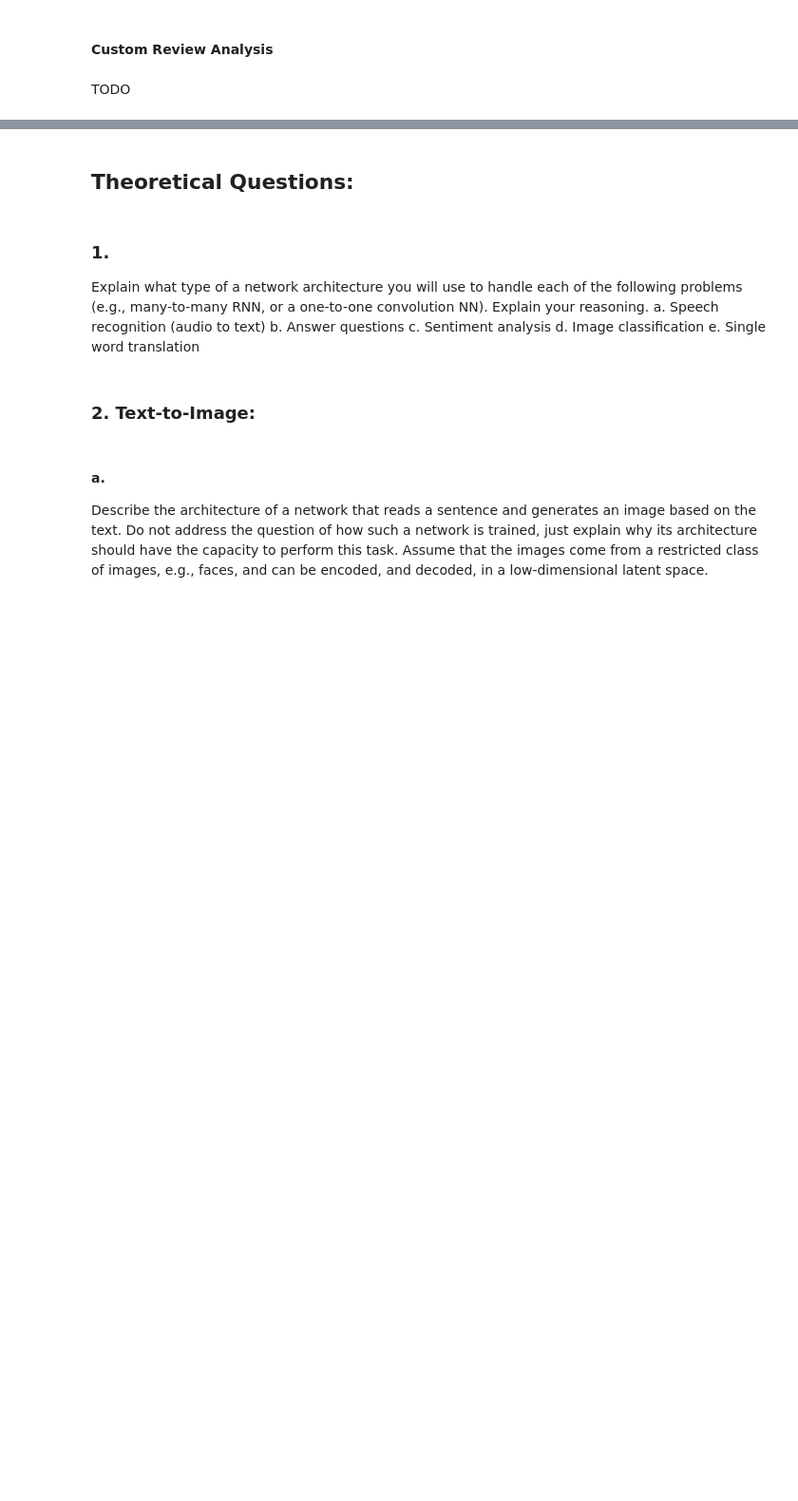
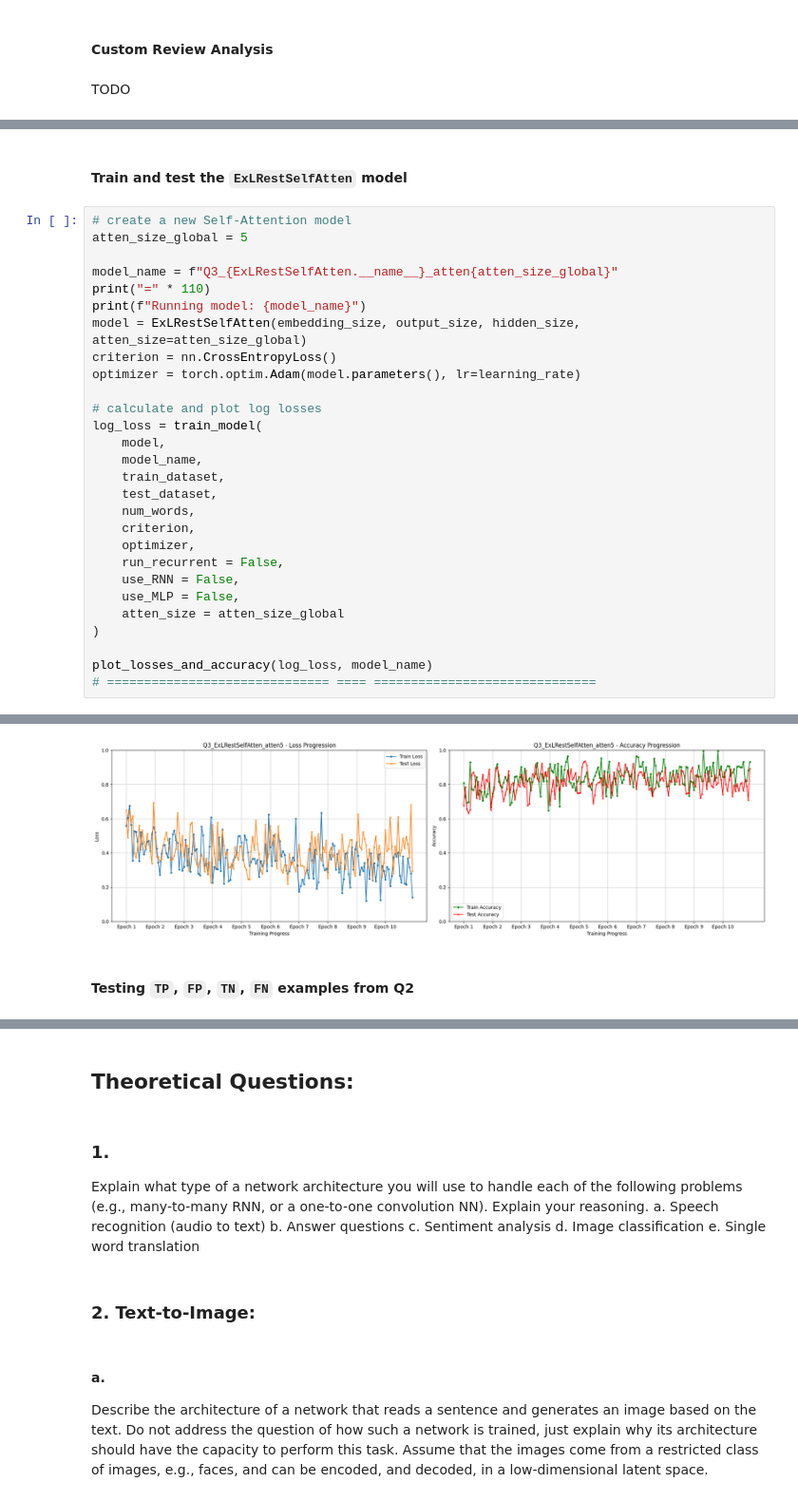
Before and after one commit to NathanP23/Introduction-to-Deep-Learning-67822, a Jupyter notebook: Ex3/Ex3Sol.ipynb, the cells around one changed output, grey strips where cells are left out. Shown at 95% size. Saved outputs shown, nothing was run; the diff lists cells and outputs as text; blank space fills up the shorter version.

```diff
--- a/Ex3/Ex3Sol.ipynb
+++ b/Ex3/Ex3Sol.ipynb
@@ -456,0 +845,31 @@ Write a *restricted* self-attention layer which queries every word with its clos
+# %% [markdown]
+#### Train and test the `ExLRestSelfAtten` model
+# %%
+# create a new Self-Attention model
+atten_size_global = 5
+
+model_name = f"Q3_{ExLRestSelfAtten.__name__}_atten{atten_size_global}"
+print("=" * 110)
+print(f"Running model: {model_name}")
+model = ExLRestSelfAtten(embedding_size, output_size, hidden_size, atten_size=atten_size_global)
+criterion = nn.CrossEntropyLoss()
+optimizer = torch.optim.Adam(model.parameters(), lr=learning_rate)
+
+# calculate and plot log losses
+log_loss = train_model(
+    model,
+    model_name,
+    train_dataset,
+    test_dataset,
+    num_words,
+    criterion,
+    optimizer,
+    run_recurrent = False,
+    use_RNN = False,
+    use_MLP = False,
+    atten_size = atten_size_global
+)
+
+plot_losses_and_accuracy(log_loss, model_name)
+# ============================== ==== ==============================
+# %% [output]
@@ -456,0 +888,3 @@ Write a *restricted* self-attention layer which queries every word with its clos
+[figure, added]
+# %% [markdown]
+#### Testing `TP`, `FP`, `TN`, `FN` examples from Q2
```
Also changed, not shown: parts of 38 cells of this notebook, 15 other files.
